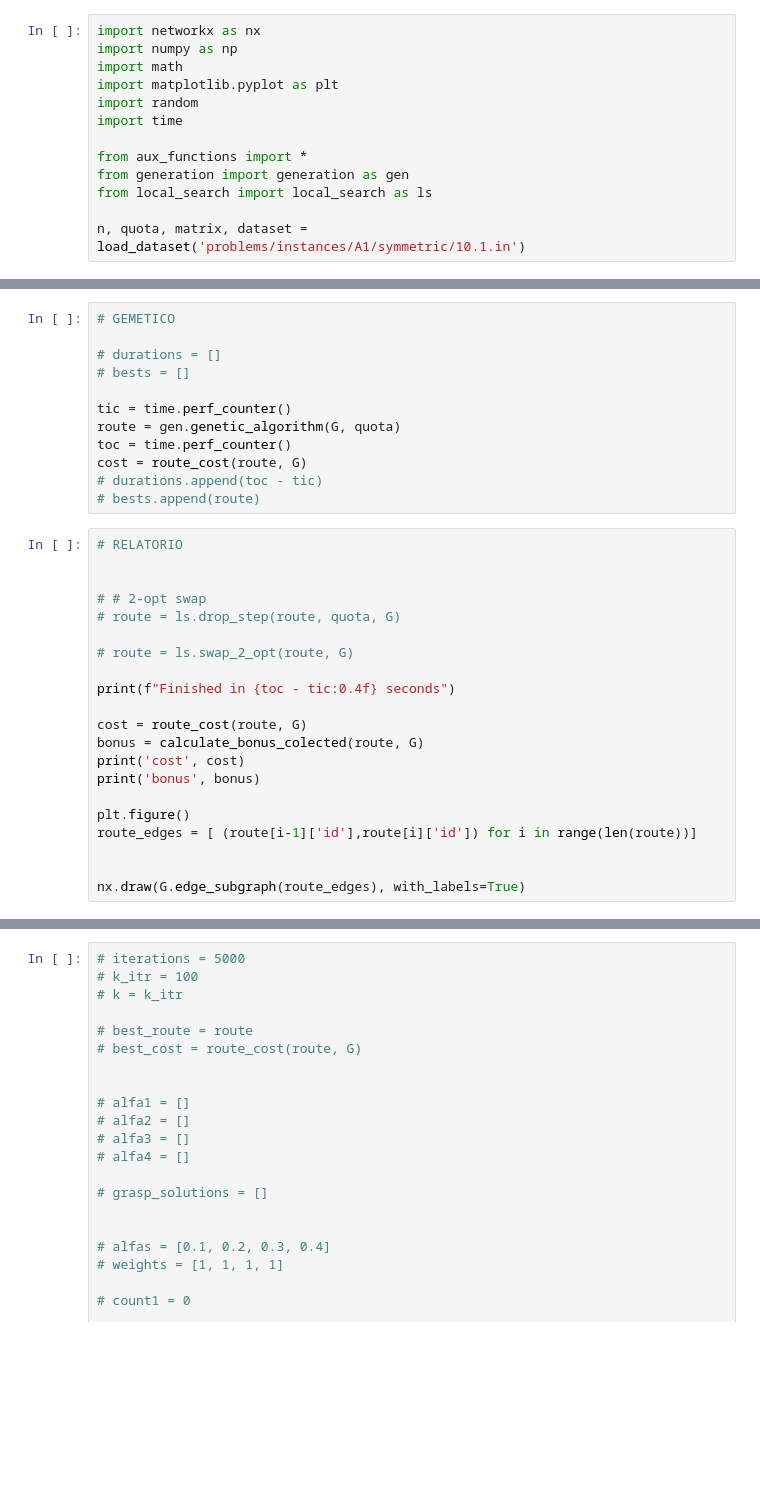
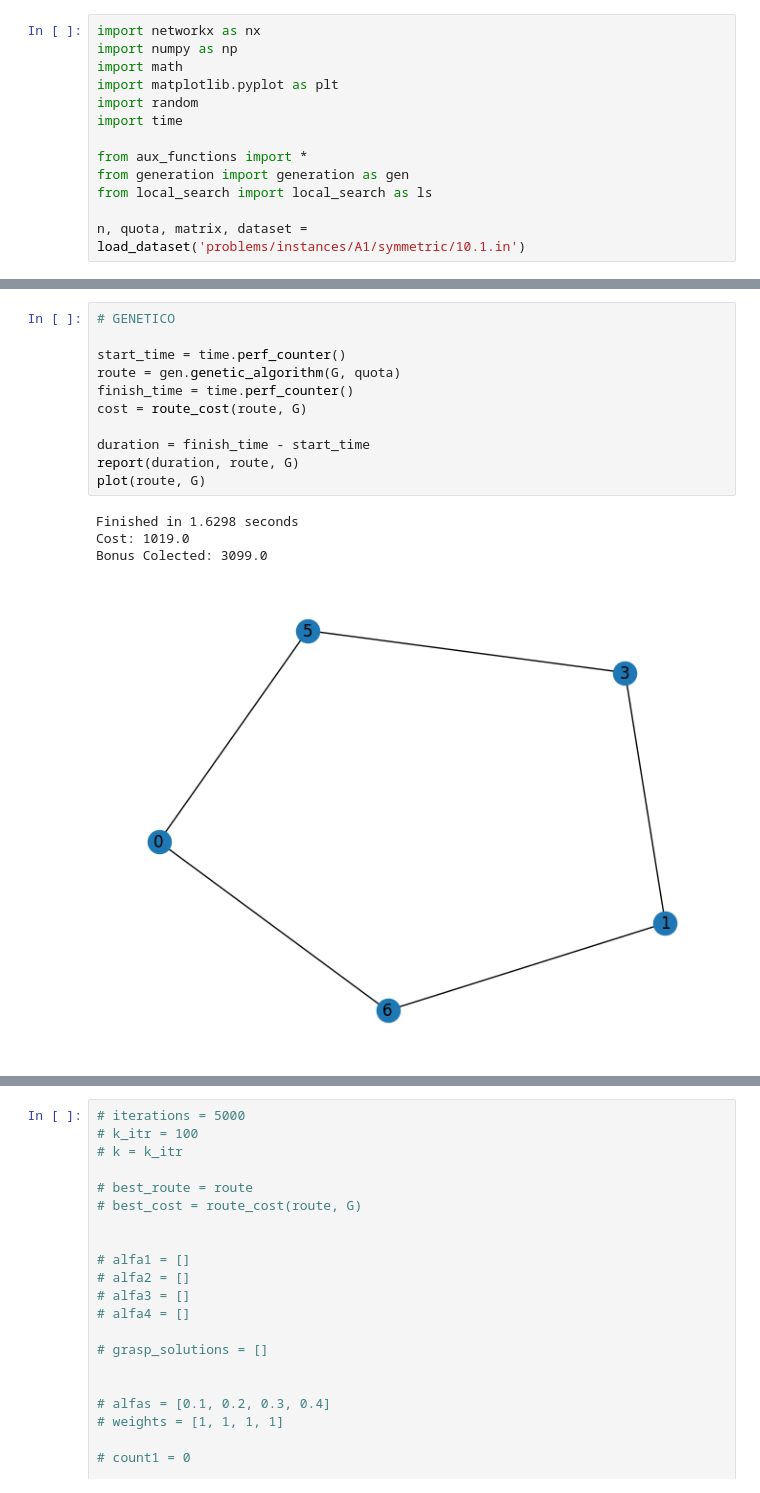
Before and after one commit to MatheusCCarmo/PCVCP, a Jupyter notebook: PCVCP_bonus_algorithm.ipynb, the cells around one changed output, grey strips where cells are left out. Cells and saved outputs as stored; diff of their text form; blank space fills up the shorter version.

```diff
--- a/PCVCP_bonus_algorithm.ipynb
+++ b/PCVCP_bonus_algorithm.ipynb
@@ -83,33 +44,16 @@ nx.draw(G.edge_subgraph(route_edges), with_labels=True)
 # %%
-# GEMETICO
+# GENETICO
 
-# durations = []
-# bests = []
+start_time = time.perf_counter()
+route = gen.genetic_algorithm(G, quota)
+finish_time = time.perf_counter()
+cost = route_cost(route, G)
 
-tic = time.perf_counter()
-route = gen.genetic_algorithm(G, quota)
-toc = time.perf_counter()
-cost = route_cost(route, G)
-# durations.append(toc - tic)
-# bests.append(route)
+duration = finish_time - start_time
+report(duration, route, G)
+plot(route, G)
+# %% [output]
+Finished in 1.6298 seconds
+Cost: 1019.0
+Bonus Colected: 3099.0
+[figure, added]
-# %%
-# RELATORIO
-
-
-# # 2-opt swap
-# route = ls.drop_step(route, quota, G)
-
-# route = ls.swap_2_opt(route, G)
-
-print(f"Finished in {toc - tic:0.4f} seconds")
-
-cost = route_cost(route, G)
-bonus = calculate_bonus_colected(route, G)
-print('cost', cost)
-print('bonus', bonus)
-
-plt.figure()
-route_edges = [ (route[i-1]['id'],route[i]['id']) for i in range(len(route))]
-
-
-nx.draw(G.edge_subgraph(route_edges), with_labels=True)
```
Also changed, not shown: parts of 4 cells of this notebook, 30 other files.
